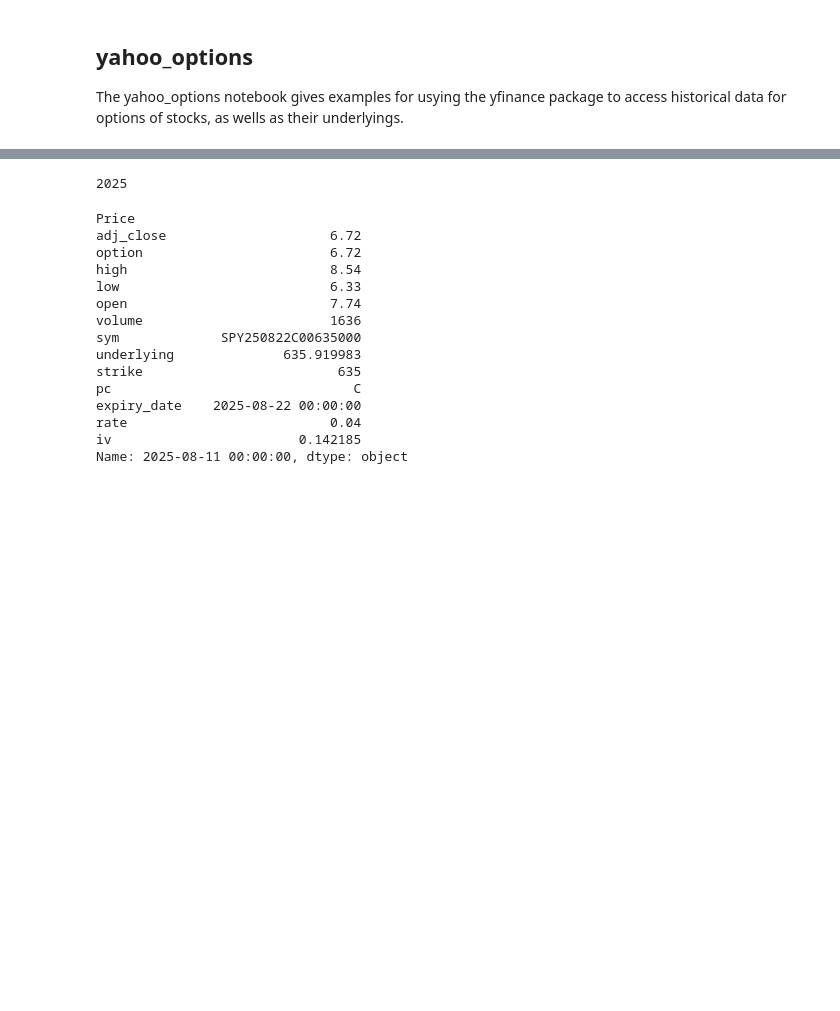
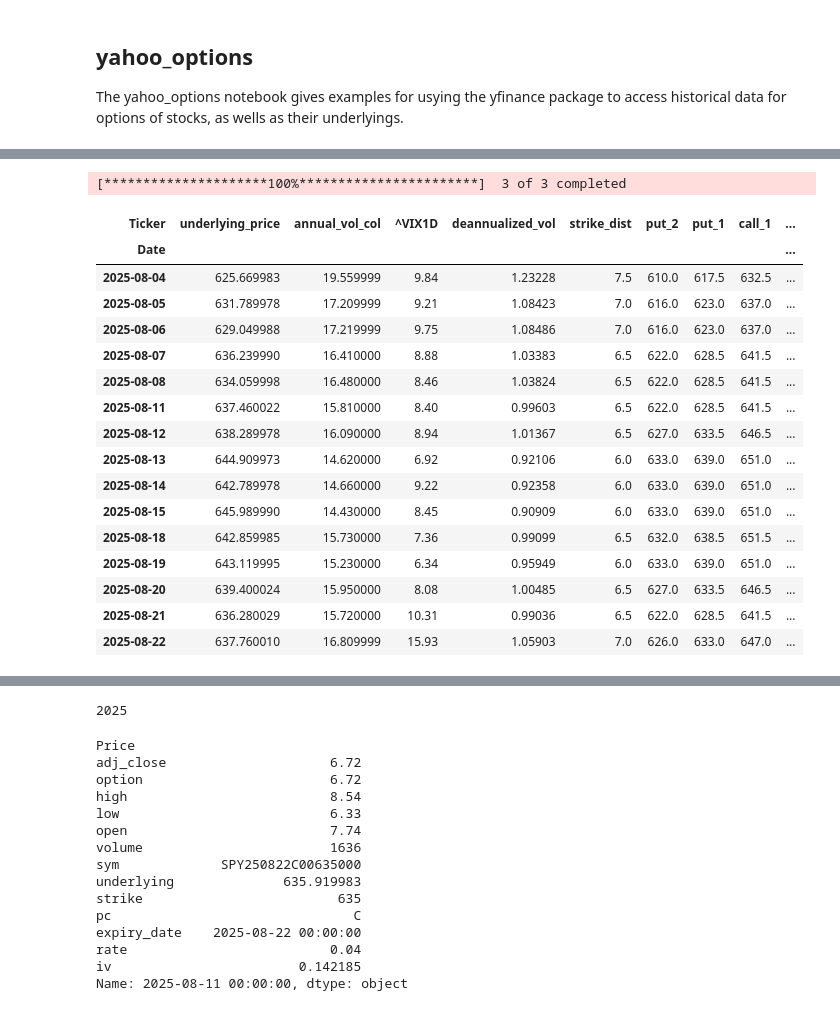
Before and after one commit to bgithub1/portfolio_risk, a Jupyter notebook: portfolio_risk/yahoo_options.ipynb, the cells around one changed output, grey strips where cells are left out. Saved outputs shown, nothing was run; the diff lists cells and outputs as text; code cells hidden in the pictures; blank space fills up the shorter version.

Commit message:
get_spy_condor_strikes

```diff
--- a/portfolio_risk/yahoo_options.ipynb
+++ b/portfolio_risk/yahoo_options.ipynb
@@ -247,3 +325,81 @@ class YahooOptions:
+# %%
+def get_condor_strikes(df,lev_0_price_col,underlying_symbol_col,annual_vol_col,days_of_vol):
+    '''
+    @param df: a dataframe with multiIndex columns that have 2 levels, where:
+        * level 0 = a price type like Open, High, Low, Close, Volume
+        * level 1 = 2 column index where:
+            column 0 = symbol of underlying (like 'SPY'), which holds the prices from level 0
+            column 1 = 'annualized_vol' to use to create condor strikes
+    @param lev_0_price_col: the level 0 index to use to get prices
+    @param vol_col: the level 0 column to use for values that hold annualized vols (standard deviations)
+    @param days_of_vol: the "deannualization" value to bring the vol a daily, weekly, month, etc vol - as opposed to an annual vol
+        * vol_deannulaized = vol_annual/days**.5
+    @return a dataframe with singleIndex columns which include - for each row - the
+    '''
+    # get single level df
+    _df = df.loc[:,lev_0_price_col].copy()
+    _df = _df.rename(columns={underlying_symbol:'underlying_price',annual_vol_col:'annual_vol_col'})
+
+    # create de-annualized vol
+    _df['deannualized_vol'] = _df['annual_vol_col'] * round(days_of_vol/252**.5,4)
+
+    def round_to_base(x, base=5):
+        return int(base * round(float(x)/base))
+
+    # get strike distance
+    _df['strike_dist'] = round(_df['deannualized_vol']/10 * _df['underlying_price'],1)
+    _df['strike_dist'] = _df['strike_dist'].apply(round_to_base)/10
+
+    # get condor strikes
+    def _condor_strike(row,strike_dist_multiplier):
+        strike = round_to_base(row.underlying_price) + row.strike_dist*strike_dist_multiplier
+        return strike
+
+    _df['put_2'] = _df.apply(lambda row: _condor_strike(row,-2),axis=1)
+    _df['put_1'] = _df.apply(lambda row: _condor_strike(row,-1),axis=1)
+    _df['call_1'] = _df.apply(lambda row: _condor_strike(row,1),axis=1)
+    _df['call_2'] = _df.apply(lambda row: _condor_strike(row,2),axis=1)
+    return _df
+
+def get_spy_condor_strikes(
+    dt_beg,dt_end,
+    lev_0_price_col='Open',
+    underlying_symbol_col = 'SPY',
+    annualized_vol_col = '^VIX',
+    days_of_vol = 1
+):
+    # _lev_0_price_col = 'Open'
+    # _underlying_symbol_col = 'SPY'
+    # _annualized_vol_col = '^VIX'
+    # _days_of_vol = 1
+
+    df_spy = yf_multi_download(['SPY','^VIX','^VIX1D'],dt_beg,dt_end)
+
+    condor_strikes = get_condor_strikes(df_spy,_lev_0_price_col,_underlying_symbol_col,_annualized_vol_col,_days_of_vol)
+    return condor_strikes
+
+_dt_end = datetime.datetime.now()
+_dt_beg = _dt_end - datetime.timedelta(20)
+get_spy_condor_strikes(_dt_beg,_dt_end)
+# %% [output]
+[*********************100%***********************]  3 of 3 completed
+| Ticker | underlying_price | annual_vol_col | ^VIX1D | deannualized_vol | strike_dist | put_2 | put_1 | call_1 | ... |
+| Date |  |  |  |  |  |  |  |  | ... |
+| 2025-08-04 | 625.669983 | 19.559999 | 9.84 | 1.23228 | 7.5 | 610.0 | 617.5 | 632.5 | ... |
+| 2025-08-05 | 631.789978 | 17.209999 | 9.21 | 1.08423 | 7.0 | 616.0 | 623.0 | 637.0 | ... |
+| 2025-08-06 | 629.049988 | 17.219999 | 9.75 | 1.08486 | 7.0 | 616.0 | 623.0 | 637.0 | ... |
+| 2025-08-07 | 636.239990 | 16.410000 | 8.88 | 1.03383 | 6.5 | 622.0 | 628.5 | 641.5 | ... |
+| 2025-08-08 | 634.059998 | 16.480000 | 8.46 | 1.03824 | 6.5 | 622.0 | 628.5 | 641.5 | ... |
+| 2025-08-11 | 637.460022 | 15.810000 | 8.40 | 0.99603 | 6.5 | 622.0 | 628.5 | 641.5 | ... |
+| 2025-08-12 | 638.289978 | 16.090000 | 8.94 | 1.01367 | 6.5 | 627.0 | 633.5 | 646.5 | ... |
+| 2025-08-13 | 644.909973 | 14.620000 | 6.92 | 0.92106 | 6.0 | 633.0 | 639.0 | 651.0 | ... |
+| 2025-08-14 | 642.789978 | 14.660000 | 9.22 | 0.92358 | 6.0 | 633.0 | 639.0 | 651.0 | ... |
+| 2025-08-15 | 645.989990 | 14.430000 | 8.45 | 0.90909 | 6.0 | 633.0 | 639.0 | 651.0 | ... |
+| 2025-08-18 | 642.859985 | 15.730000 | 7.36 | 0.99099 | 6.5 | 632.0 | 638.5 | 651.5 | ... |
+| 2025-08-19 | 643.119995 | 15.230000 | 6.34 | 0.95949 | 6.0 | 633.0 | 639.0 | 651.0 | ... |
+| 2025-08-20 | 639.400024 | 15.950000 | 8.08 | 1.00485 | 6.5 | 627.0 | 633.5 | 646.5 | ... |
+| 2025-08-21 | 636.280029 | 15.720000 | 10.31 | 0.99036 | 6.5 | 622.0 | 628.5 | 641.5 | ... |
+| 2025-08-22 | 637.760010 | 16.809999 | 15.93 | 1.05903 | 7.0 | 626.0 | 633.0 | 647.0 | ... |
 # %%
 # _ytick = yf.Ticker('AAPL')
 # _ytick.options
```
Also changed, not shown: parts of 7 cells of this notebook.
